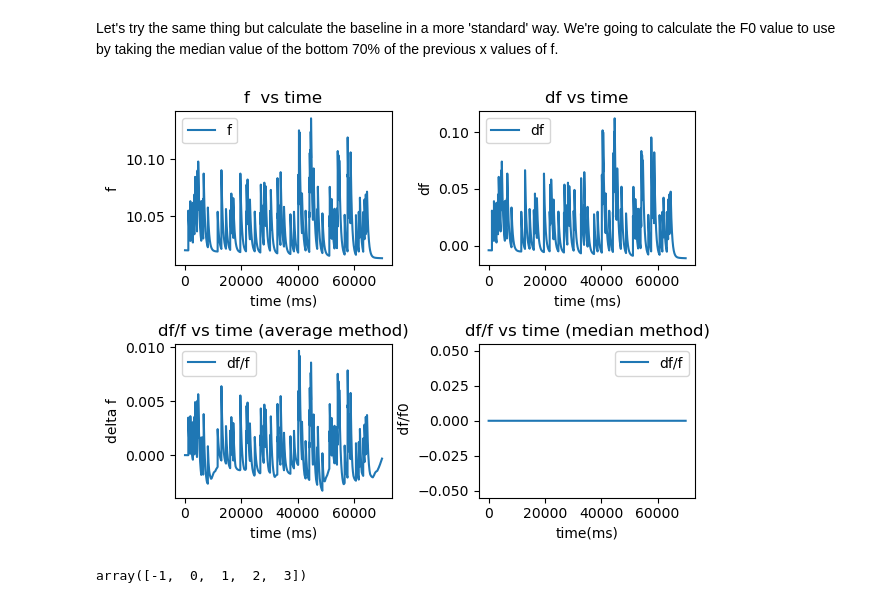
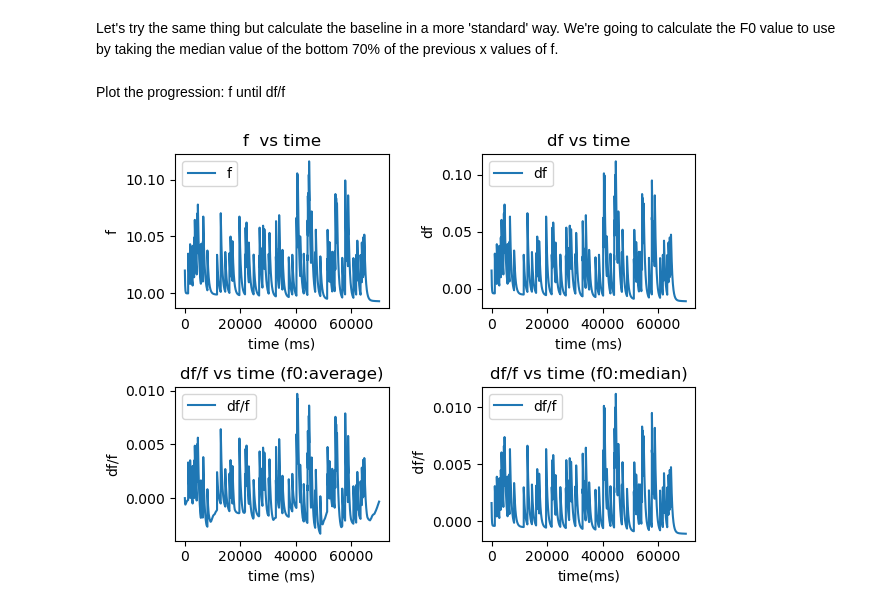
Before and after one commit to BrianNGitahi/NM-Imaging, a Jupyter notebook: Simulation.ipynb, the cells around one changed output. Drawn from its saved outputs; the diff is of its cells as text; code cells hidden in the pictures.

```diff
--- a/Simulation.ipynb
+++ b/Simulation.ipynb
@@ -549,12 +502,48 @@ def simulate_f_signal_bline2(K_D, tau_nm, tau_tissue, F_max, F_min, nm_conc, bli
-# %%
-bline_f_signal2 = simulate_f_signal_bline2(K_D = 1000, tau_nm=10e7, tau_tissue=10e7, F_max = 45, F_min = 10, nm_conc=nm_conc_input,bline_len=5000)
-# %% [output]
-[figure, removed]
-# %%
-a = np.array([0,1,2,3,4])
-a-1
-# %% [output]
-array([-1,  0,  1,  2,  3])
+# %% [markdown]
+Plot the progression: f until df/f
+# %%
+# plot the progression from f -- df/f
+def plot_f_signal(f,df,df_f_ave,df_f_med):
+
+    # create timesteps array for the plot
+    n_timesteps = nm_conc.size
+    t = np.linspace(0,n_timesteps-1,n_timesteps)
+
+    plt.figure()
+    plt.subplot(2,2,1)
+    plt.plot(t,f, label='f')
+    plt.xlabel('time (ms)')
+    plt.ylabel('f')
+    plt.title('f  vs time')
+    plt.legend()
+
+    plt.subplot(2,2,2)
+    plt.plot(t,df, label='df')
+    plt.xlabel('time (ms)')
+    plt.ylabel('df')
+    plt.title('df vs time')
+    plt.legend()
+
+    plt.subplot(2,2,3)
+    plt.plot(t,df_f_ave, label='df/f')
+    plt.xlabel('time (ms)')
+    plt.ylabel('df/f')
+    plt.title('df/f vs time (f0:average)')
+    plt.legend()
+
+    plt.subplot(2,2,4)
+    plt.plot(t,df_f_med, label = 'df/f')
+    plt.xlabel('time(ms)')
+    plt.ylabel(' df/f')
+    plt.title('df/f vs time (f0:median)')
+    plt.tight_layout()
+    plt.legend()
+# %%
+# simulate the fluorescence signal and plot
+f , df , df_f_ave, df_f_med = simulate_f_signal_bline2(tau_dnm=10e7, tau_tissue=10e1)
+plot_f_signal(f,df,df_f_ave, df_f_med)
+# %% [output]
+[figure, added]
 # %%
 # This function checks the bleaching effect for all combinations of the two bleach factors
 # and outputs a heatmap to show effects of bleaching different sources of hte f value
```
Also changed, not shown: parts of 3 cells of this notebook.
